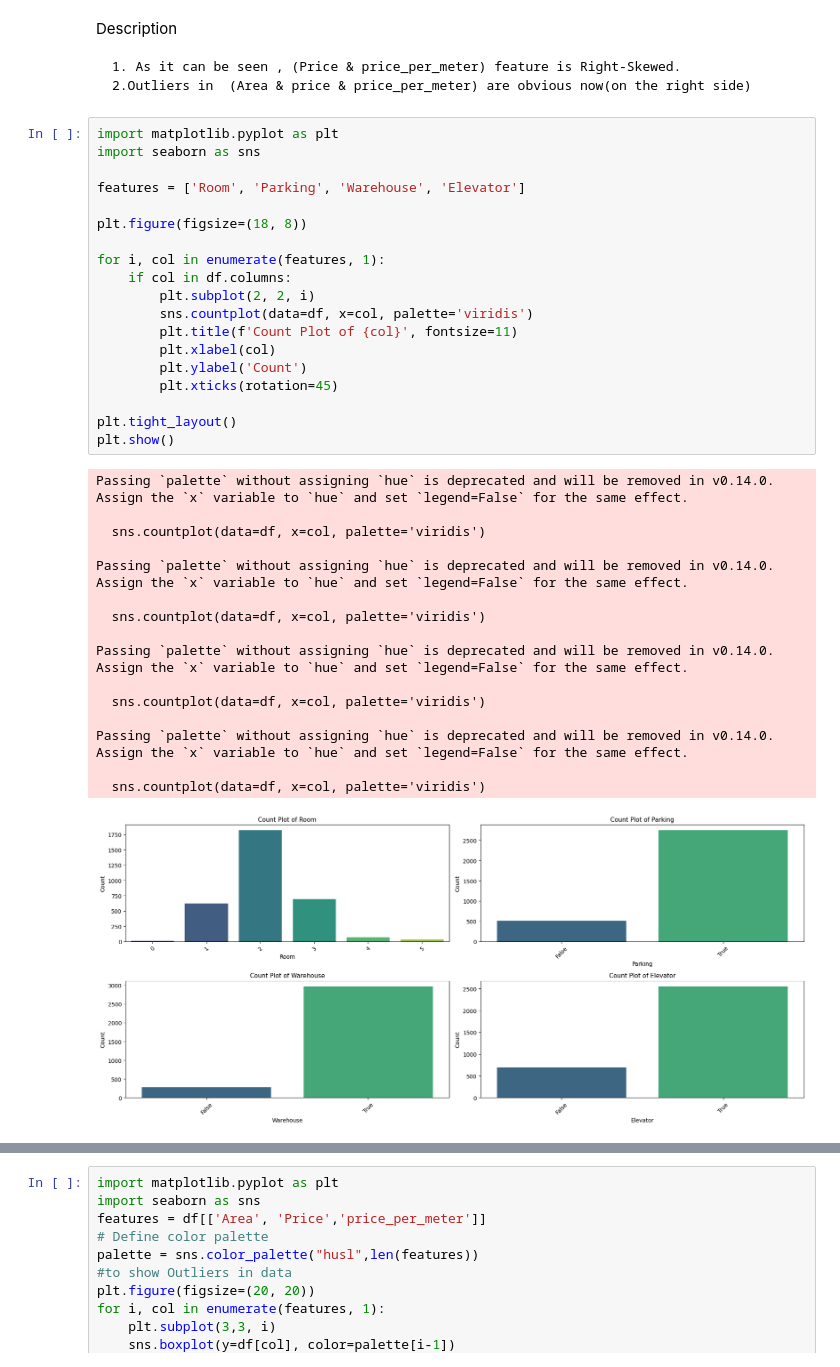
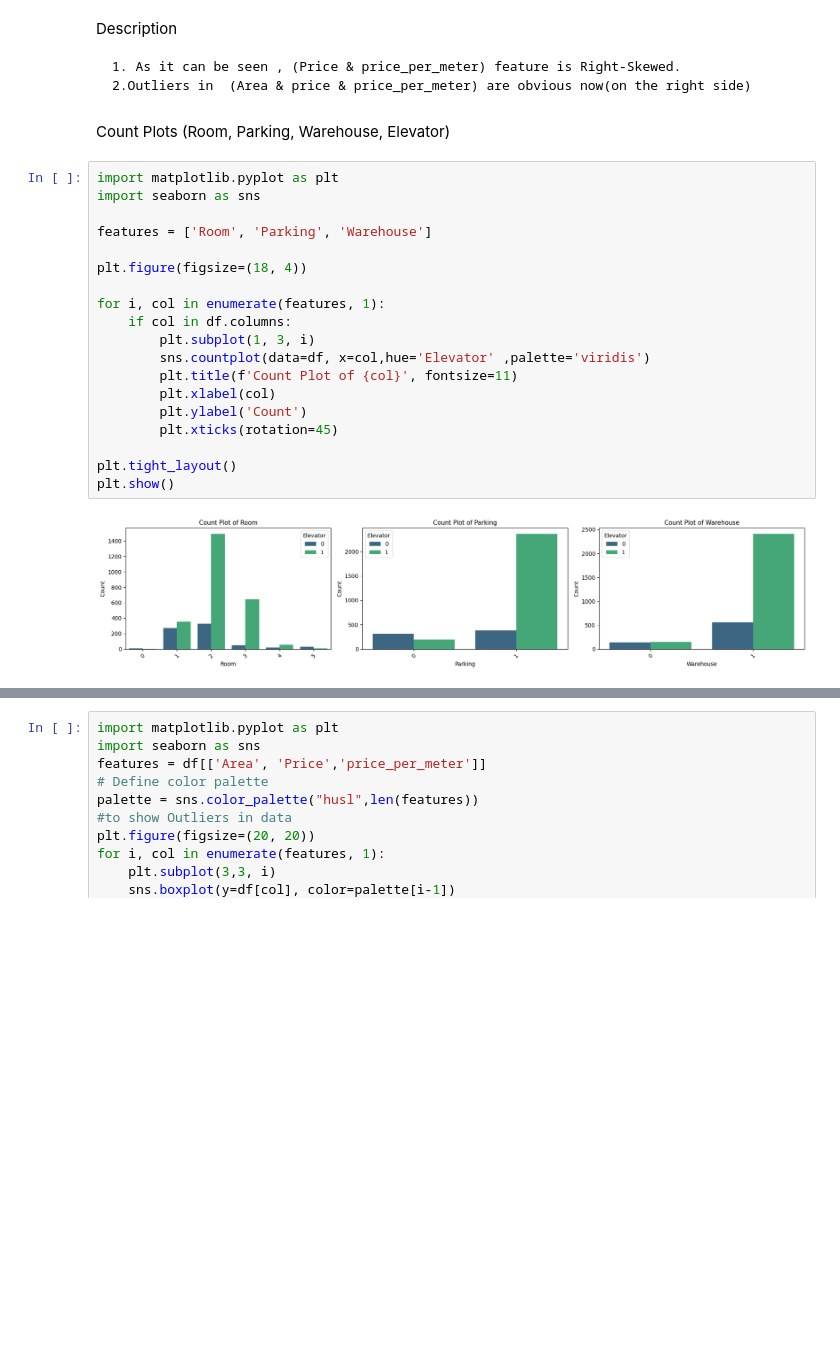
Before and after one commit to sajjadkhazaei/house-prices-in-tehran, a Jupyter notebook: house prices.ipynb, the cells around one changed output, grey strips where cells are left out. Drawn from its saved outputs; the diff is of its cells as text; blank space fills up the shorter version.

```diff
--- a/house prices.ipynb
+++ b/house prices.ipynb
@@ -180,42 +182,29 @@ Description
 
     1. As it can be seen , (Price & price_per_meter) feature is Right-Skewed.
     2.Outliers in  (Area & price & price_per_meter) are obvious now(on the right side)
+# %% [markdown]
+Count Plots (Room, Parking, Warehouse, Elevator)
 # %%
 import matplotlib.pyplot as plt
 import seaborn as sns
 
-features = ['Room', 'Parking', 'Warehouse', 'Elevator']
+features = ['Room', 'Parking', 'Warehouse']
 
-plt.figure(figsize=(18, 8))
+plt.figure(figsize=(18, 4))
 
 for i, col in enumerate(features, 1):
     if col in df.columns:
-        plt.subplot(2, 2, i)
-        sns.countplot(data=df, x=col, palette='viridis')
+        plt.subplot(1, 3, i)
+        sns.countplot(data=df, x=col,hue='Elevator' ,palette='viridis')
         plt.title(f'Count Plot of {col}', fontsize=11)
         plt.xlabel(col)
         plt.ylabel('Count')
         plt.xticks(rotation=45)
 
 plt.tight_layout()
 plt.show()
 # %% [output]
-Passing `palette` without assigning `hue` is deprecated and will be removed in v0.14.0. Assign the `x` variable to `hue` and set `legend=False` for the same effect.
-
-  sns.countplot(data=df, x=col, palette='viridis')
-
-Passing `palette` without assigning `hue` is deprecated and will be removed in v0.14.0. Assign the `x` variable to `hue` and set `legend=False` for the same effect.
-
-  sns.countplot(data=df, x=col, palette='viridis')
-
-Passing `palette` without assigning `hue` is deprecated and will be removed in v0.14.0. Assign the `x` variable to `hue` and set `legend=False` for the same effect.
-
-  sns.countplot(data=df, x=col, palette='viridis')
-
-Passing `palette` without assigning `hue` is deprecated and will be removed in v0.14.0. Assign the `x` variable to `hue` and set `legend=False` for the same effect.
-
-  sns.countplot(data=df, x=col, palette='viridis')
-[figure, old version]
+[figure, new version]
 # %% [markdown]
 Description
 
```
Also changed, not shown: parts of 19 cells of this notebook.
